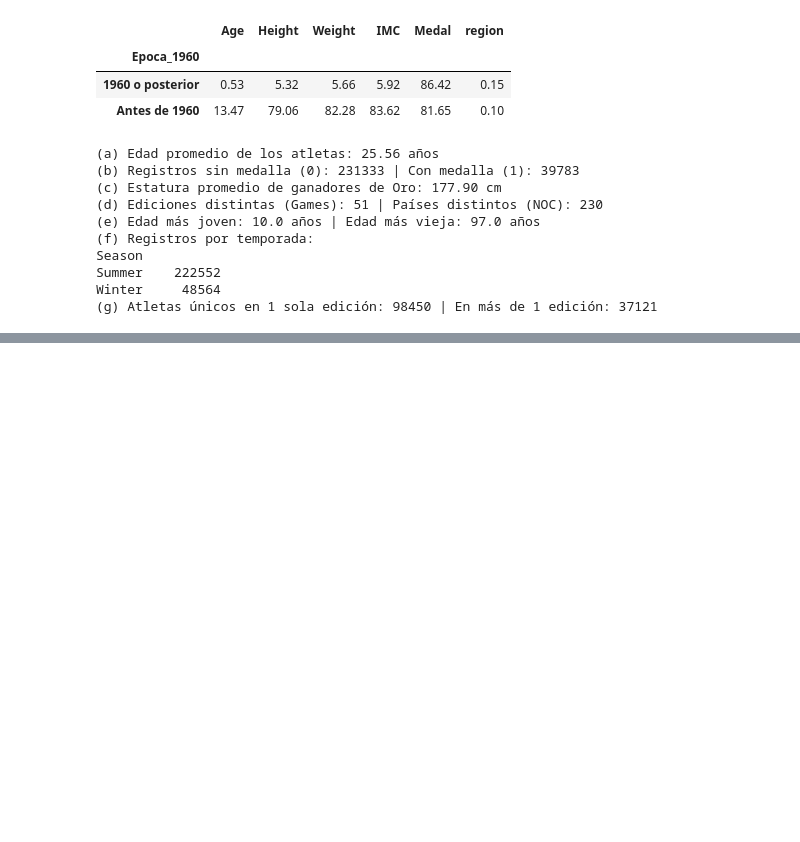
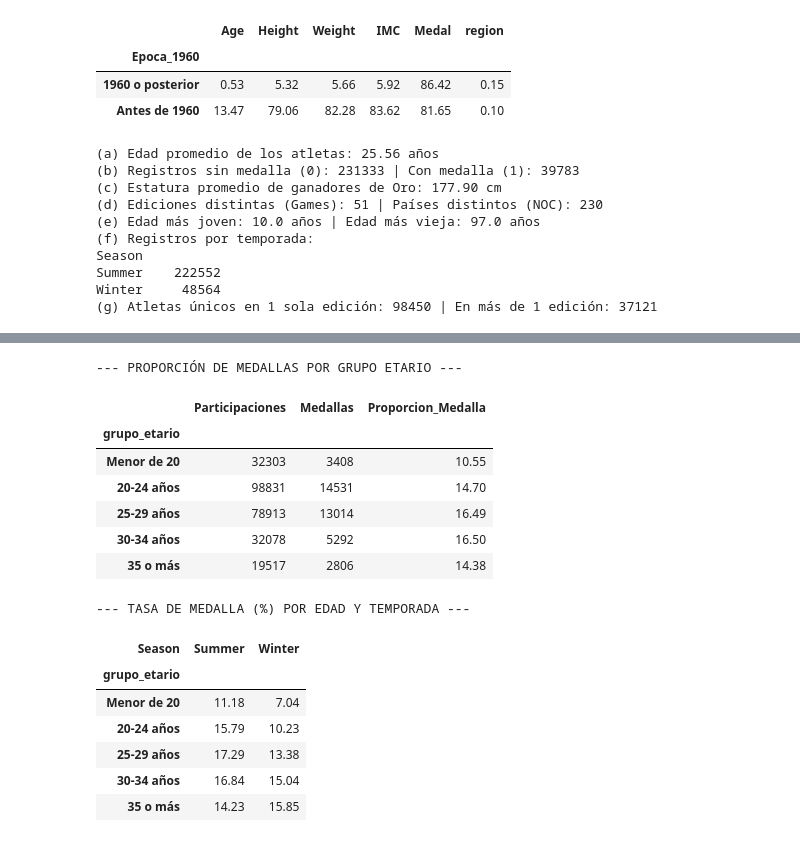
Before and after one commit to l4mp4r4-code/Proyecto_Pandas_Olimpiadas_Garcia_Ian, a Jupyter notebook: notebooks/proyecto_olimpiadas.ipynb, the cells around one changed output, grey strips where cells are left out. Drawn from its saved outputs; the diff is of its cells as text; code cells hidden in the pictures; blank space fills up the shorter version.

```diff
--- a/notebooks/proyecto_olimpiadas.ipynb
+++ b/notebooks/proyecto_olimpiadas.ipynb
@@ -275,0 +367,44 @@ Winter     48564
+# %%
+# PUNTO 12: Tasa de medalla por grupo etario y comparación por temporada
+
+# Crear rangos de edad
+bins_edad = [0, 19, 24, 29, 34, 120]
+etiquetas_edad = ['Menor de 20', '20-24 años', '25-29 años', '30-34 años', '35 o más']
+df_olimpiadas['grupo_etario'] = pd.cut(df_olimpiadas['Age'], bins=bins_edad, labels=etiquetas_edad)
+
+# 1. Proporción general por grupo etario
+medallas_edad = df_olimpiadas.groupby('grupo_etario', observed=False).agg(
+    Participaciones=('medalla', 'count'),
+    Medallas=('medalla', 'sum'),
+    Proporcion_Medalla=('medalla', lambda x: round(x.mean() * 100, 2))
+)
+print("--- PROPORCIÓN DE MEDALLAS POR GRUPO ETARIO ---")
+display(medallas_edad)
+
+# 2. Comparación entre Verano e Invierno
+tabla_edad_temp = df_olimpiadas.pivot_table(
+    index='grupo_etario',
+    columns='Season',
+    values='medalla',
+    aggfunc=lambda x: round(x.mean() * 100, 2),
+    observed=False
+)
+print("\n--- TASA DE MEDALLA (%) POR EDAD Y TEMPORADA ---")
+display(tabla_edad_temp)
+# %% [output]
+--- PROPORCIÓN DE MEDALLAS POR GRUPO ETARIO ---
+|  | Participaciones | Medallas | Proporcion_Medalla |
+| grupo_etario |  |  |  |
+| Menor de 20 | 32303 | 3408 | 10.55 |
+| 20-24 años | 98831 | 14531 | 14.70 |
+| 25-29 años | 78913 | 13014 | 16.49 |
+| 30-34 años | 32078 | 5292 | 16.50 |
+| 35 o más | 19517 | 2806 | 14.38 |
+--- TASA DE MEDALLA (%) POR EDAD Y TEMPORADA ---
+| Season | Summer | Winter |
+| grupo_etario |  |  |
+| Menor de 20 | 11.18 | 7.04 |
+| 20-24 años | 15.79 | 10.23 |
+| 25-29 años | 17.29 | 13.38 |
+| 30-34 años | 16.84 | 15.04 |
+| 35 o más | 14.23 | 15.85 |
```
Also changed, not shown: parts of 2 cells of this notebook.
